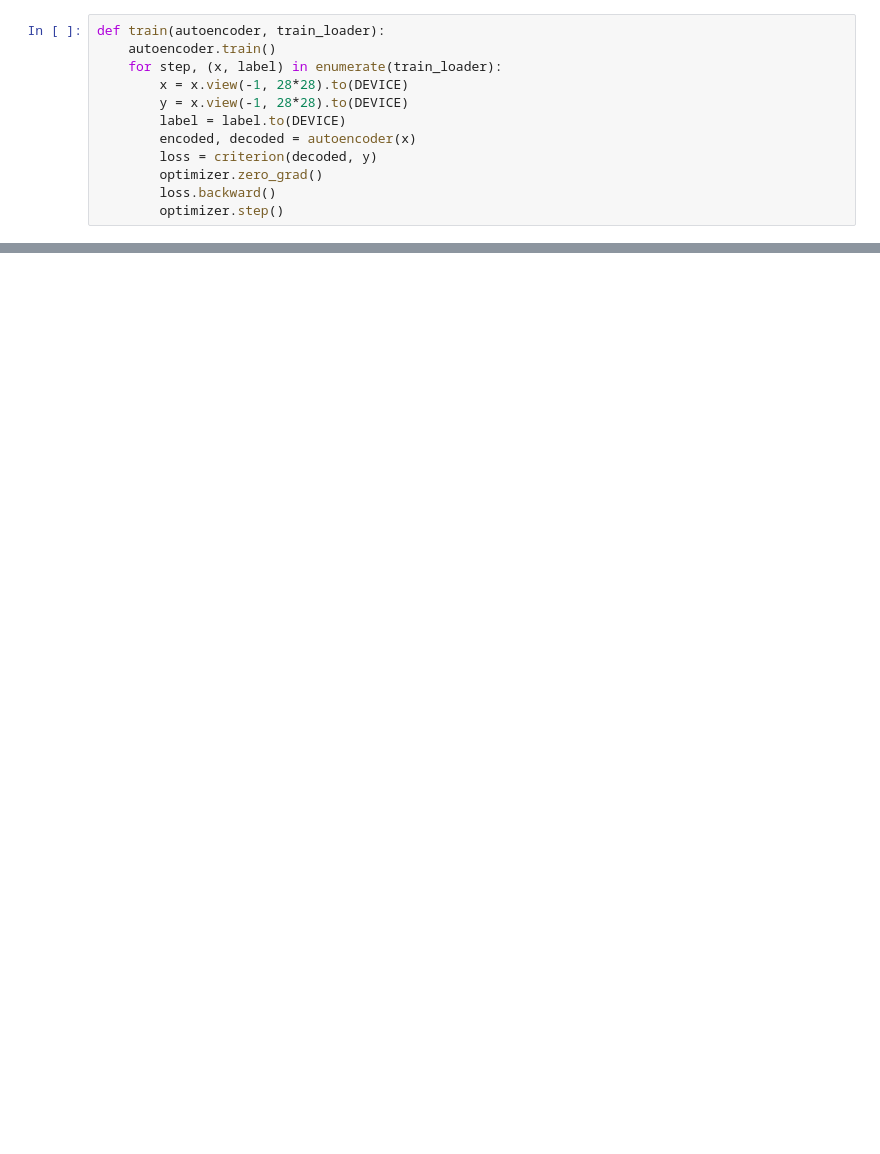
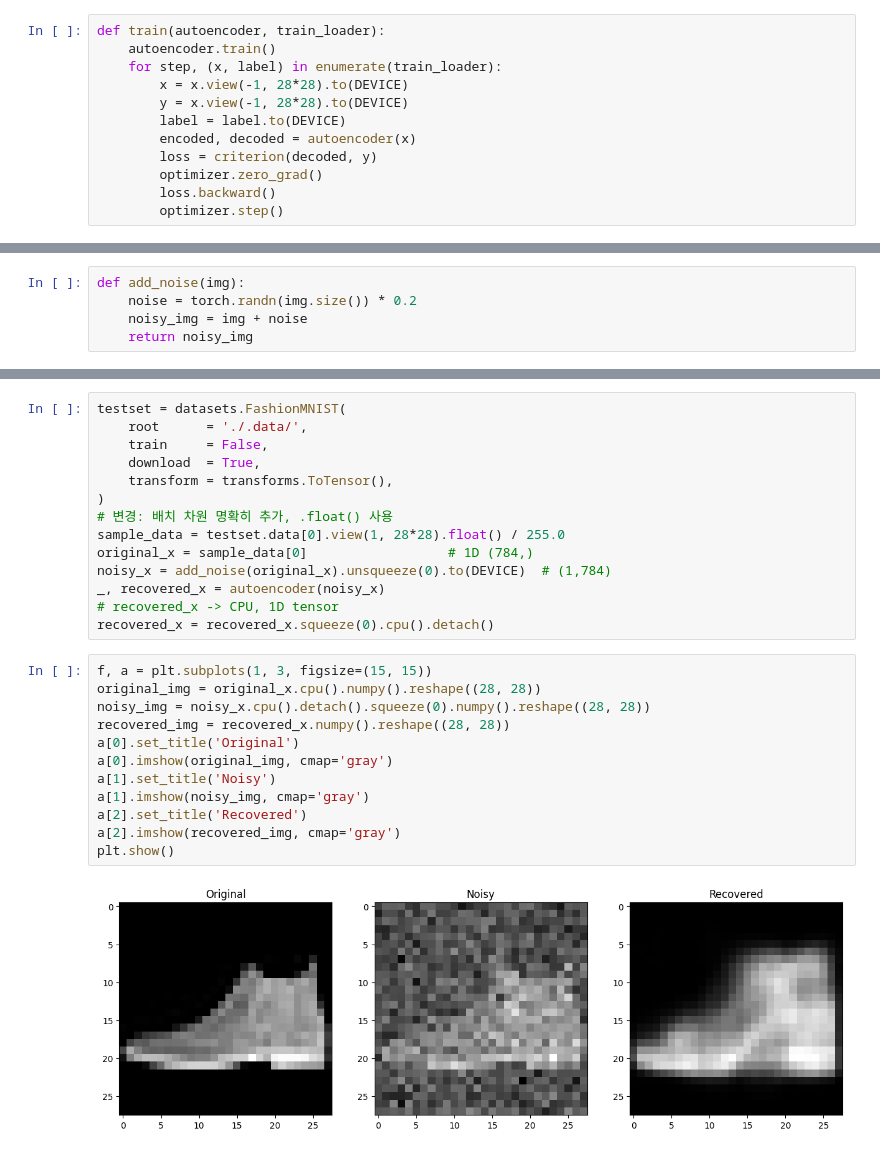
Before and after one commit to HSClover/DeepLearning_UOU, a Jupyter notebook: DLA_10_AE/DLA_10_AE.ipynb, the cells around one changed output, grey strips where cells are left out. Drawn from its saved outputs; the diff is of its cells as text; blank space fills up the shorter version.

```diff
--- a/DLA_10_AE/DLA_10_AE.ipynb
+++ b/DLA_10_AE/DLA_10_AE.ipynb
@@ -108,0 +156,5 @@ for epoch in range(1, EPOCH+1):
+# %%
+def add_noise(img):
+    noise = torch.randn(img.size()) * 0.2
+    noisy_img = img + noise
+    return noisy_img
@@ -108,0 +177,28 @@ for epoch in range(1, EPOCH+1):
+# %%
+testset = datasets.FashionMNIST(
+    root      = './.data/',
+    train     = False,
+    download  = True,
+    transform = transforms.ToTensor(),
+)
+# 변경: 배치 차원 명확히 추가, .float() 사용
+sample_data = testset.data[0].view(1, 28*28).float() / 255.0
+original_x = sample_data[0]                  # 1D (784,)
+noisy_x = add_noise(original_x).unsqueeze(0).to(DEVICE)  # (1,784)
+_, recovered_x = autoencoder(noisy_x)
+# recovered_x -> CPU, 1D tensor
+recovered_x = recovered_x.squeeze(0).cpu().detach()
+# %%
+f, a = plt.subplots(1, 3, figsize=(15, 15))
+original_img = original_x.cpu().numpy().reshape((28, 28))
+noisy_img = noisy_x.cpu().detach().squeeze(0).numpy().reshape((28, 28))
+recovered_img = recovered_x.numpy().reshape((28, 28))
+a[0].set_title('Original')
+a[0].imshow(original_img, cmap='gray')
+a[1].set_title('Noisy')
+a[1].imshow(noisy_img, cmap='gray')
+a[2].set_title('Recovered')
+a[2].imshow(recovered_img, cmap='gray')
+plt.show()
+# %% [output]
+[figure, added]
```
Also changed, not shown: parts of 6 cells of this notebook.
